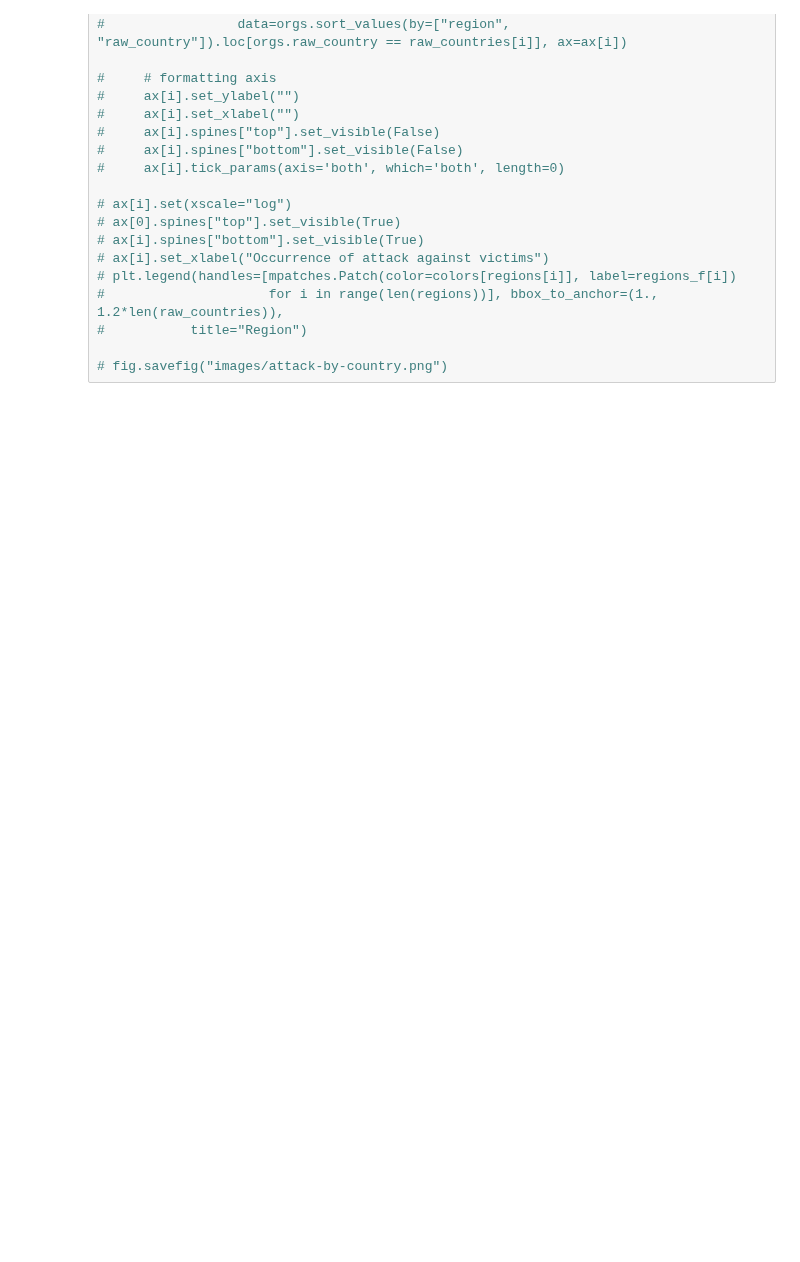
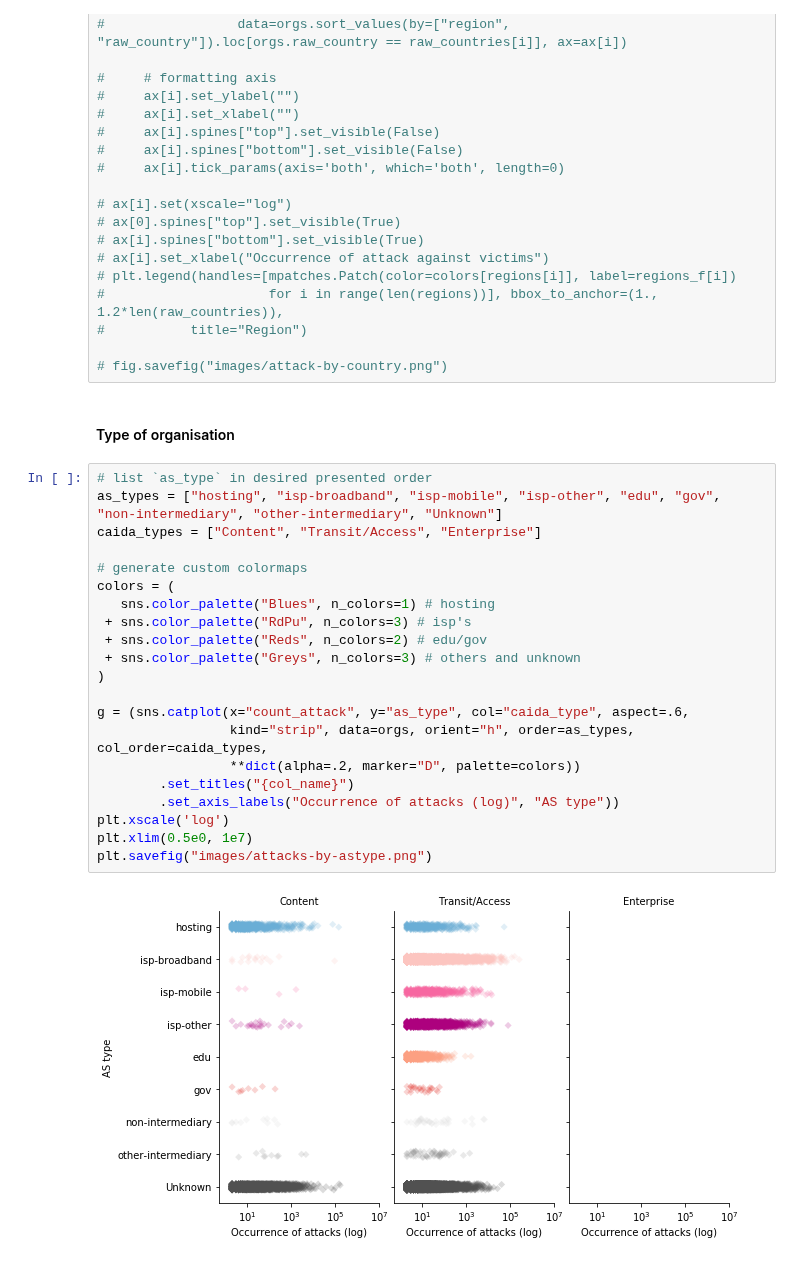
Before and after one commit to WKSu/WM0824TU-economics-of-cybersecurity-DDoS, a Jupyter notebook: block4-SecurityEconomics/hosting-provider-org.ipynb, the cells around one changed output. Saved outputs shown, nothing was run; the diff lists cells and outputs as text; blank space fills up the shorter version.

```diff
--- a/block4-SecurityEconomics/hosting-provider-org.ipynb
+++ b/block4-SecurityEconomics/hosting-provider-org.ipynb
@@ -320,3 +326,28 @@ regions_f = ["Western Europe",   # WE
 #           title="Region")
 
 # fig.savefig("images/attack-by-country.png")
+# %% [markdown]
+#### Type of organisation
+# %%
+# list `as_type` in desired presented order
+as_types = ["hosting", "isp-broadband", "isp-mobile", "isp-other", "edu", "gov", "non-intermediary", "other-intermediary", "Unknown"]
+caida_types = ["Content", "Transit/Access", "Enterprise"]
+
+# generate custom colormaps
+colors = (
+   sns.color_palette("Blues", n_colors=1) # hosting
+ + sns.color_palette("RdPu", n_colors=3) # isp's
+ + sns.color_palette("Reds", n_colors=2) # edu/gov
+ + sns.color_palette("Greys", n_colors=3) # others and unknown
+)
+
+g = (sns.catplot(x="count_attack", y="as_type", col="caida_type", aspect=.6,
+                 kind="strip", data=orgs, orient="h", order=as_types, col_order=caida_types,
+                 **dict(alpha=.2, marker="D", palette=colors))
+        .set_titles("{col_name}")
+        .set_axis_labels("Occurrence of attacks (log)", "AS type"))
+plt.xscale('log')
+plt.xlim(0.5e0, 1e7)
+plt.savefig("images/attacks-by-astype.png")
+# %% [output]
+[figure, added]
```
Also changed, not shown: parts of 6 cells of this notebook.
